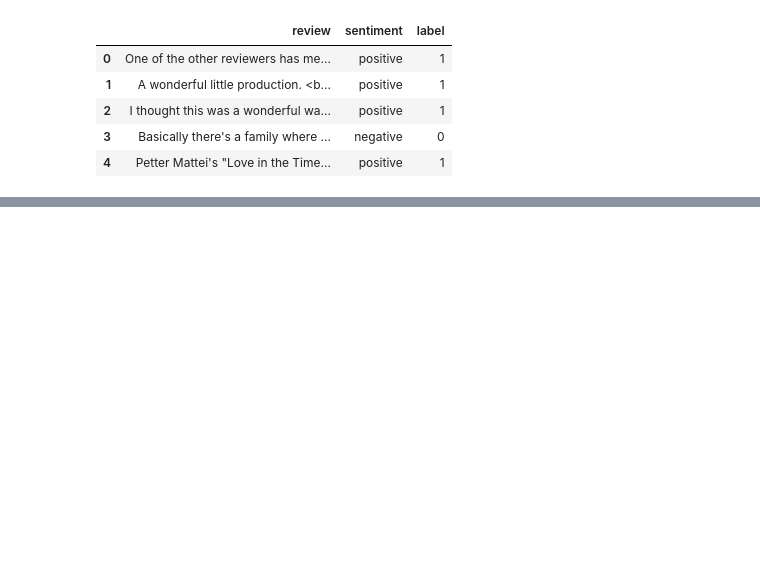
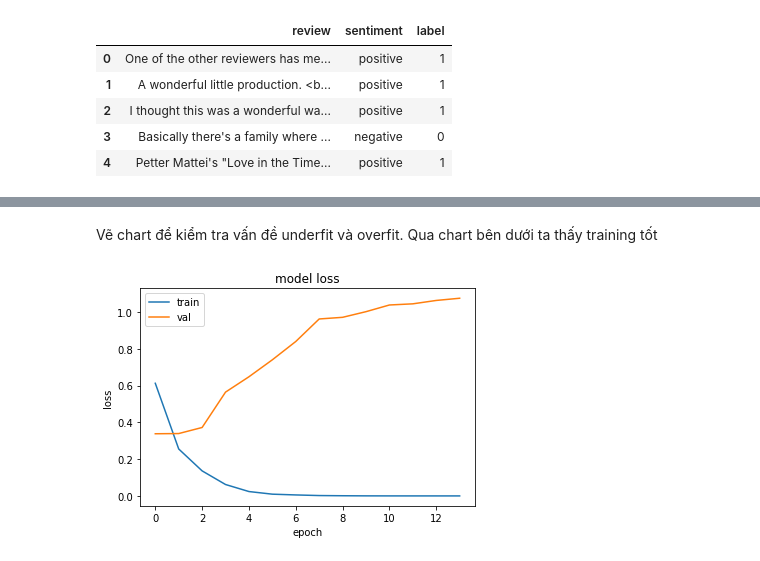
Before and after one commit to huynhhoanghuy/MS_deeplearning_project_Multi-channel, a Jupyter notebook: SentimentAnalysis_Multi-channel.ipynb, the cells around one changed output, grey strips where cells are left out. Cells and saved outputs as stored; diff of their text form; code cells hidden in the pictures; blank space fills up the shorter version.

```diff
--- a/SentimentAnalysis_Multi-channel.ipynb
+++ b/SentimentAnalysis_Multi-channel.ipynb
@@ -41,0 +86,2 @@ data_pd.head()
+# %%
+data_pd['review'] = data_pd['review'].apply(lambda x: x.lower())
@@ -41,0 +90,10 @@ data_pd.head()
+# %%
+import nltk
+
+
+nltk.download('stopwords')
+stopwords = set(nltk.corpus.stopwords.words('english'))
+stopwords.remove("not")
+stopwords.remove("no")
+print(stopwords)
+data_pd['review'] = data_pd['review'].apply(lambda x: ' '.join([word for word in x.split() if word not in (stopwords)]))
@@ -73,0 +147,13 @@ X[0][:10]
+# %%
+from sklearn.model_selection import train_test_split
+raw_X_train_val, raw_X_test, y_train_val, y_test = train_test_split(X, y, test_size=0.5, random_state=42, stratify=y)
+
+from keras.preprocessing.sequence import pad_sequences
+# X = pad_sequences(X,maxlen=400)
+X_train_val = pad_sequences(raw_X_train_val,maxlen=400)
+X_test = pad_sequences(raw_X_test,maxlen=400)
+# %%
+
+X_train, X_val, y_train, y_val = train_test_split(X_train_val, y_train_val, test_size=0.2, random_state=42, stratify=y_train_val)
+
+print (X_train.shape,X_test.shape, X_val.shape)
@@ -73,0 +270,14 @@ X[0][:10]
+# %% [markdown]
+Vẽ chart để kiểm tra vấn đề underfit và overfit. Qua chart bên dưới ta thấy training tốt
+# %%
+import matplotlib.pyplot as plt
+
+plt.plot(history.history['loss'])
+plt.plot(history.history['val_loss'])
+plt.title('model loss')
+plt.ylabel('loss')
+plt.xlabel('epoch')
+plt.legend(['train', 'val'], loc='upper left')
+plt.show()
+# %% [output]
+[figure, added]
```
Also changed, not shown: parts of 48 cells of this notebook.
